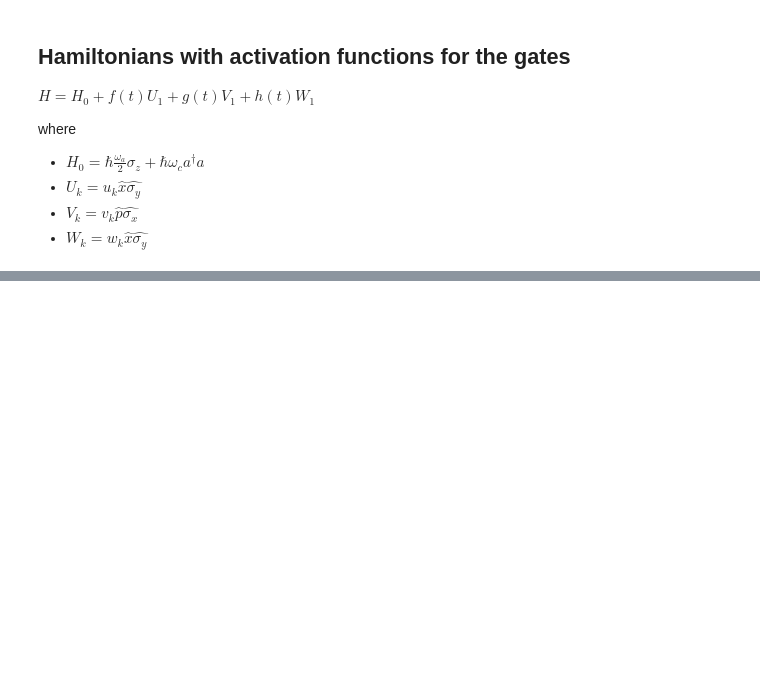
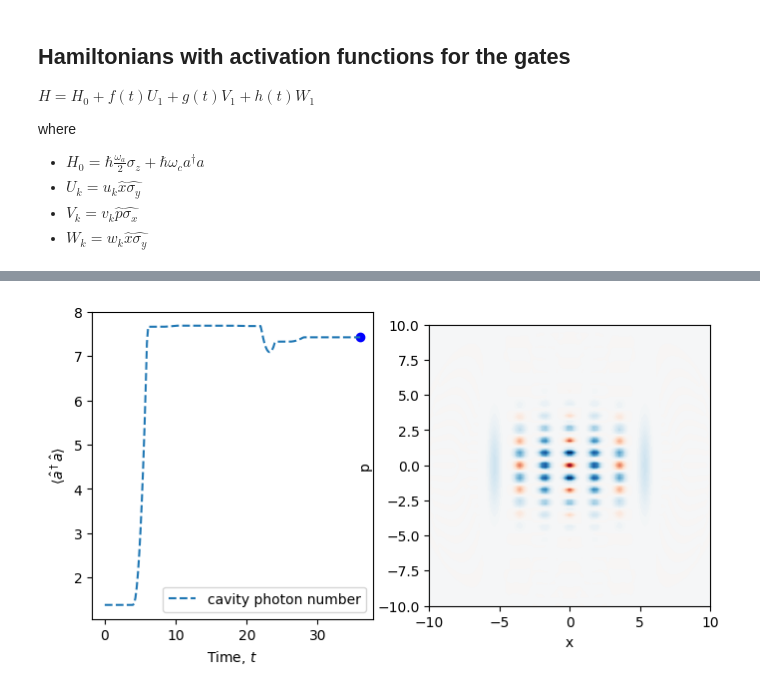
Before and after one commit to olgasolodovnikova/gridprep, a Jupyter notebook: Example.ipynb, the cells around one changed output, grey strips where cells are left out. Saved outputs shown, nothing was run; the diff lists cells and outputs as text; code cells hidden in the pictures; blank space fills up the shorter version.

```diff
--- a/Example.ipynb
+++ b/Example.ipynb
@@ -76 +22,25 @@ check = get_Hlist(4, True)
+# %%
+#Setup simulation parameters
+
+#Number of steps
+M = 2
+
+#Activation functions
+T = 2
+dT = T
+Tdelay = 6*T+3*dT
+z = 100
+activation_settings = {'M': M, 'T': T, 'dT': dT, 'Tdelay': Tdelay, 'z': z}
+
+
+#Losses
+gamma_bl = 0
+gamma_bdp = 0
+gamma_c = 0
+nbar = 0
+gamma_ql = 0
+gamma_qdp = 0
+
+noise_sources = {'boson loss': gamma_bl, 'boson dephasing': gamma_bdp, 'boson heating': [gamma_c, nbar],
+         'qubit loss': gamma_ql, 'qubit dephasing': gamma_qdp}
 # %%
@@ -132,10 +74,12 @@ noise_sources = {'boson loss': gamma_bl, 'boson dephasing': gamma_bdp, 'boson he
 # %%
-def GKP_generator(alpha = 0, zeta = 0, noise_sources = False, t = np.linspace(0,20*pi,201)):
+def GKP_generator(zeta, settings, alpha=0, noise_sources = False, t = np.linspace(0,Tdelay*M,201)):
 
     #H0 = oma/2*sz + omc*ad*a
     H0 = I
 
     Hlist = get_Hlist(M)
+    Hcoeffs = Hcoeff_list(settings)
+
     Htimedep =  list(map(list, zip(Hlist, Hcoeffs)))
 
     H = [H0, *Htimedep]
@@ -158,0 +121,5 @@ def GKP_generator(alpha = 0, zeta = 0, noise_sources = False, t = np.linspace(0,
+# %%
+res = GKP_generator(1, activation_settings, 0)
+ani = plot_cavity_evolution(res)
+HTML(ani.to_html5_video())
+# %% [output]
@@ -158,0 +127 @@ def GKP_generator(alpha = 0, zeta = 0, noise_sources = False, t = np.linspace(0,
+[figure, added]
```
Also changed, not shown: parts of 13 cells of this notebook, 4 other files.
